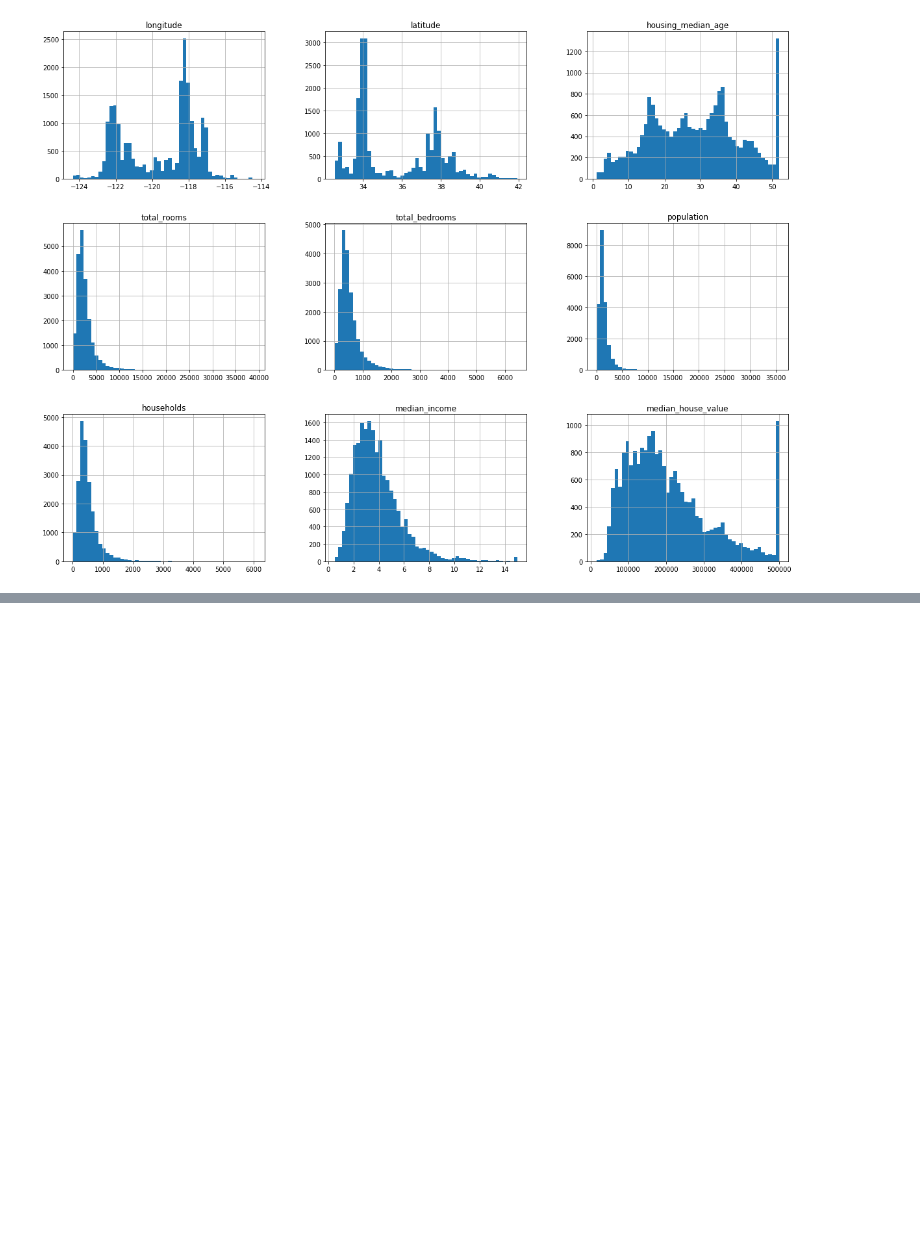
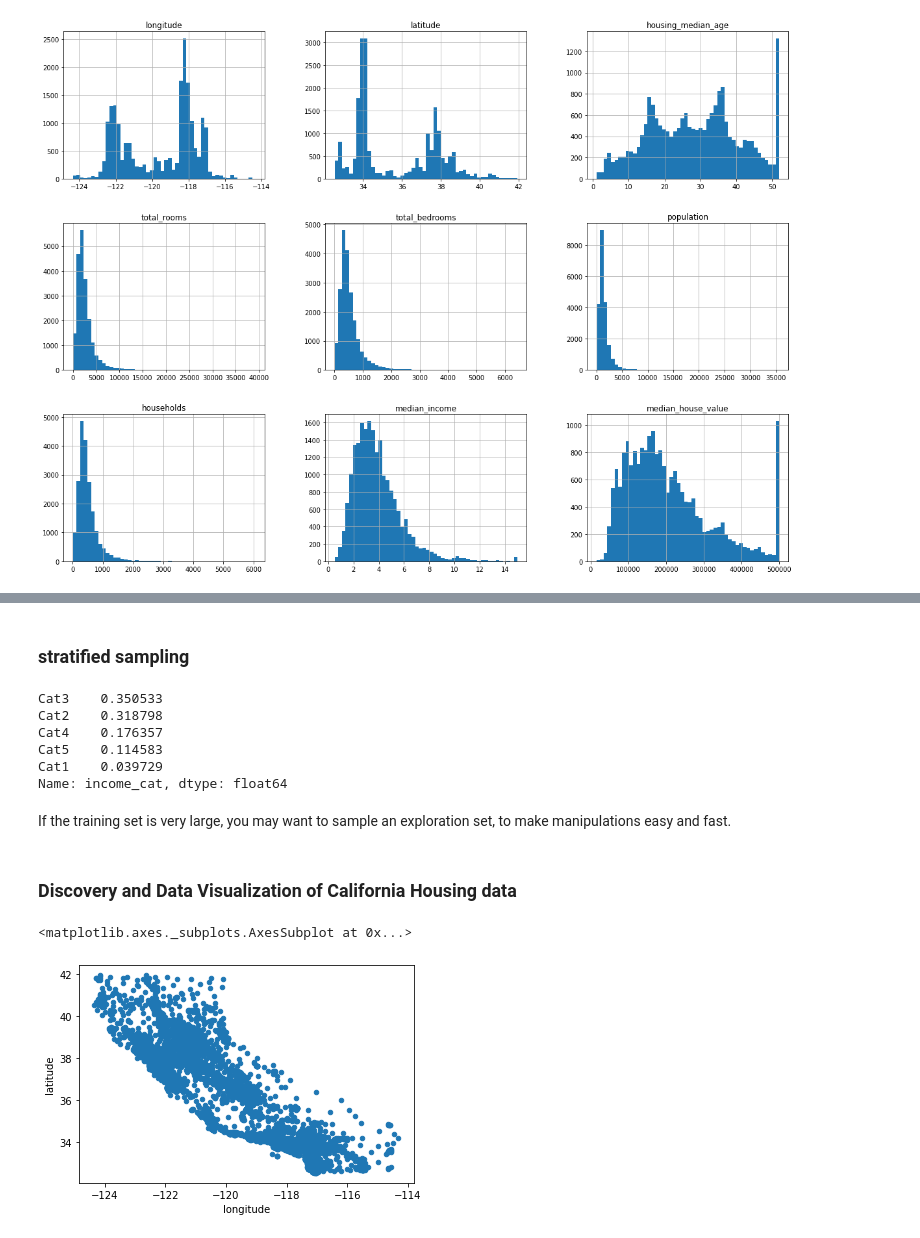
Before and after one commit to SaiVamsiPuttu/MLAlgorithmsFromScratch, a Jupyter notebook: ML_Algorithms_From_Scratch.ipynb, the cells around one changed output, grey strips where cells are left out. Cells and saved outputs as stored; diff of their text form; code cells hidden in the pictures; blank space fills up the shorter version.

```diff
--- a/ML_Algorithms_From_Scratch.ipynb
+++ b/ML_Algorithms_From_Scratch.ipynb
@@ -136,0 +189,2 @@ len(shuffled_indices)
+# %% [markdown]
+### stratified sampling
@@ -136,0 +198,18 @@ len(shuffled_indices)
+# %%
+strat_test_set["income_cat"].value_counts() / len(strat_test_set)
+# %% [output]
+Cat3    0.350533
+Cat2    0.318798
+Cat4    0.176357
+Cat5    0.114583
+Cat1    0.039729
+Name: income_cat, dtype: float64
+# %% [markdown]
+If the training set is very large, you may want to sample an exploration set, to make manipulations easy and fast.
+# %% [markdown]
+### Discovery and Data Visualization of California Housing data
+# %%
+data.plot(kind='scatter',x='longitude',y='latitude')
+# %% [output]
+<matplotlib.axes._subplots.AxesSubplot at 0x...>
+[figure, added]
```
Also changed, not shown: parts of 23 cells of this notebook.
